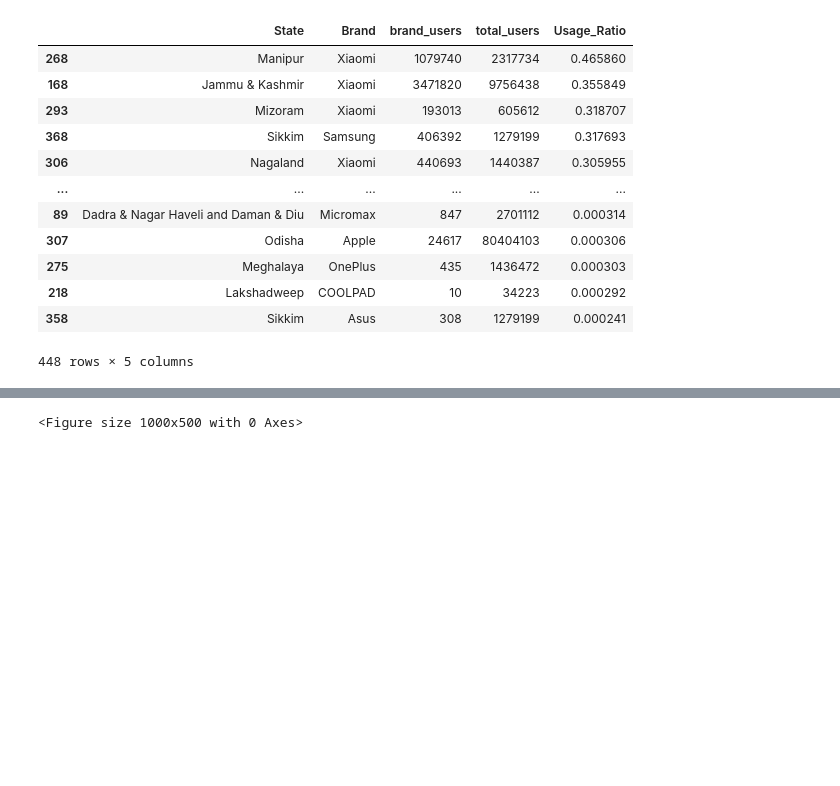
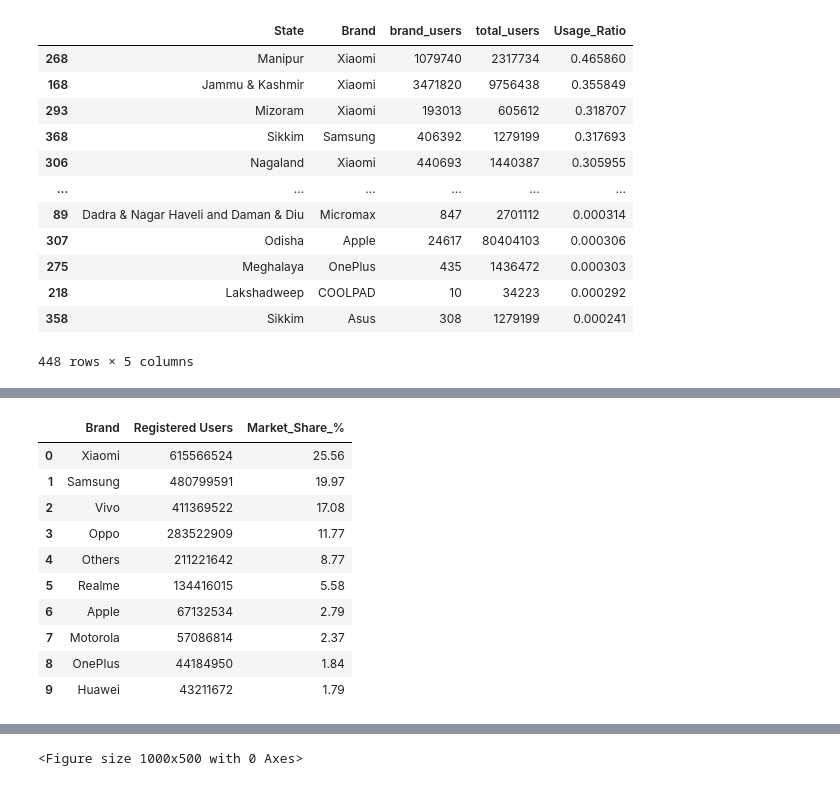
Before and after one commit to ashutosh8701/Case-Study-PhonePe-Digital-Payments, a Jupyter notebook: Phone_pe_case_study.ipynb, the cells around one changed output, grey strips where cells are left out. Saved outputs shown, nothing was run; the diff lists cells and outputs as text; code cells hidden in the pictures; blank space fills up the shorter version.

```diff
--- a/Phone_pe_case_study.ipynb
+++ b/Phone_pe_case_study.ipynb
@@ -1089,0 +1201,11 @@ df_merged.sort_values('Usage_Ratio', ascending=False)
+# %%
+#Brand-wise registered users
+brand_users = (
+    df_state_device
+    .groupby('Brand')['Registered Users']
+    .sum()
+    .sort_values(ascending=False)
+    .reset_index()
+)
+
+brand_users.head(10)
@@ -1089,0 +1224,23 @@ df_merged.sort_values('Usage_Ratio', ascending=False)
+# %%
+#Brand Market Share Analysis
+total_users = brand_users['Registered Users'].sum()
+
+brand_users['Market_Share_%'] = (
+    brand_users['Registered Users']
+    / total_users
+    * 100
+).round(2)
+
+brand_users.head(10)
+# %% [output]
+|  | Brand | Registered Users | Market_Share_% |
+| 0 | Xiaomi | 615566524 | 25.56 |
+| 1 | Samsung | 480799591 | 19.97 |
+| 2 | Vivo | 411369522 | 17.08 |
+| 3 | Oppo | 283522909 | 11.77 |
+| 4 | Others | 211221642 | 8.77 |
+| 5 | Realme | 134416015 | 5.58 |
+| 6 | Apple | 67132534 | 2.79 |
+| 7 | Motorola | 57086814 | 2.37 |
+| 8 | OnePlus | 44184950 | 1.84 |
+| 9 | Huawei | 43211672 | 1.79 |
```
Also changed, not shown: parts of 12 cells of this notebook.
